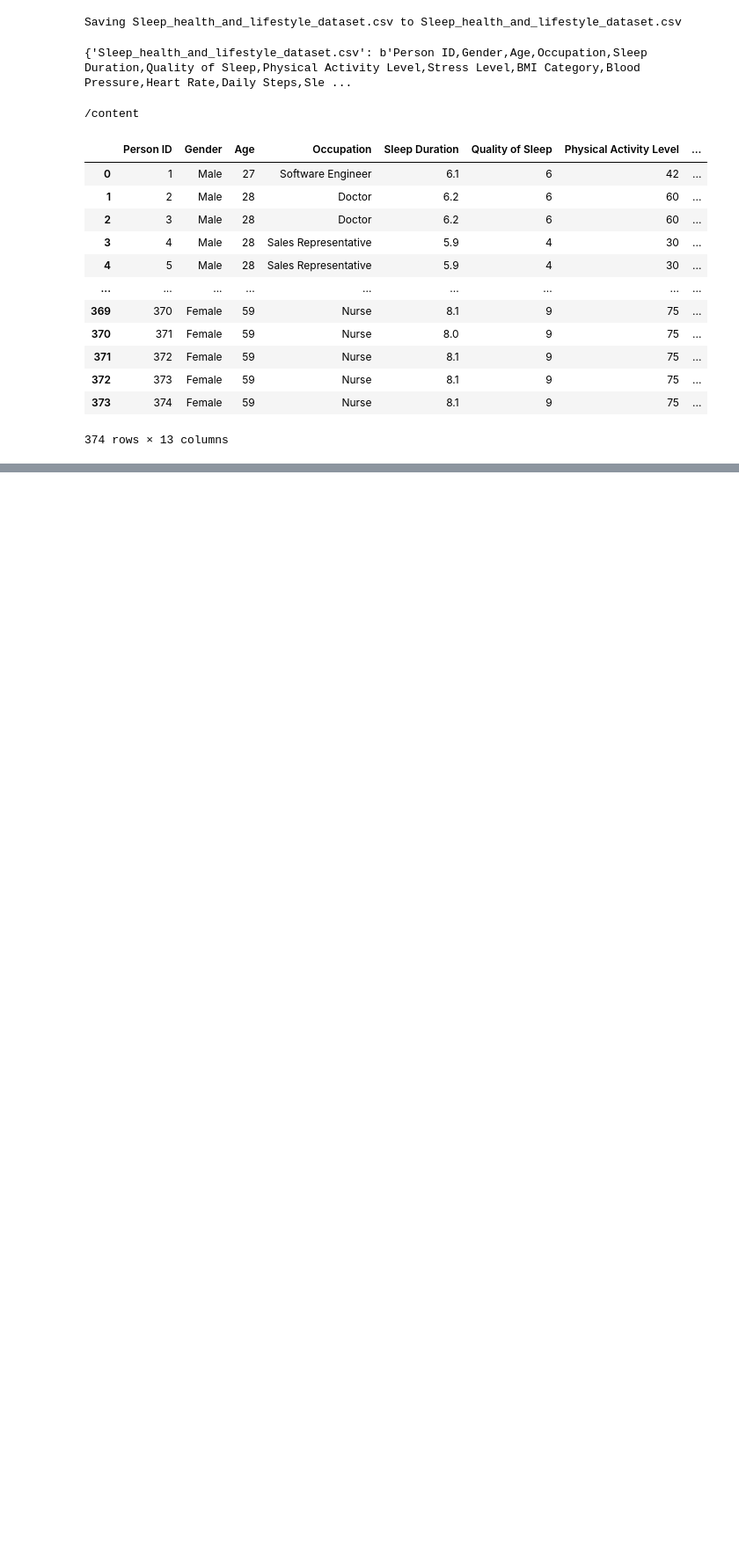
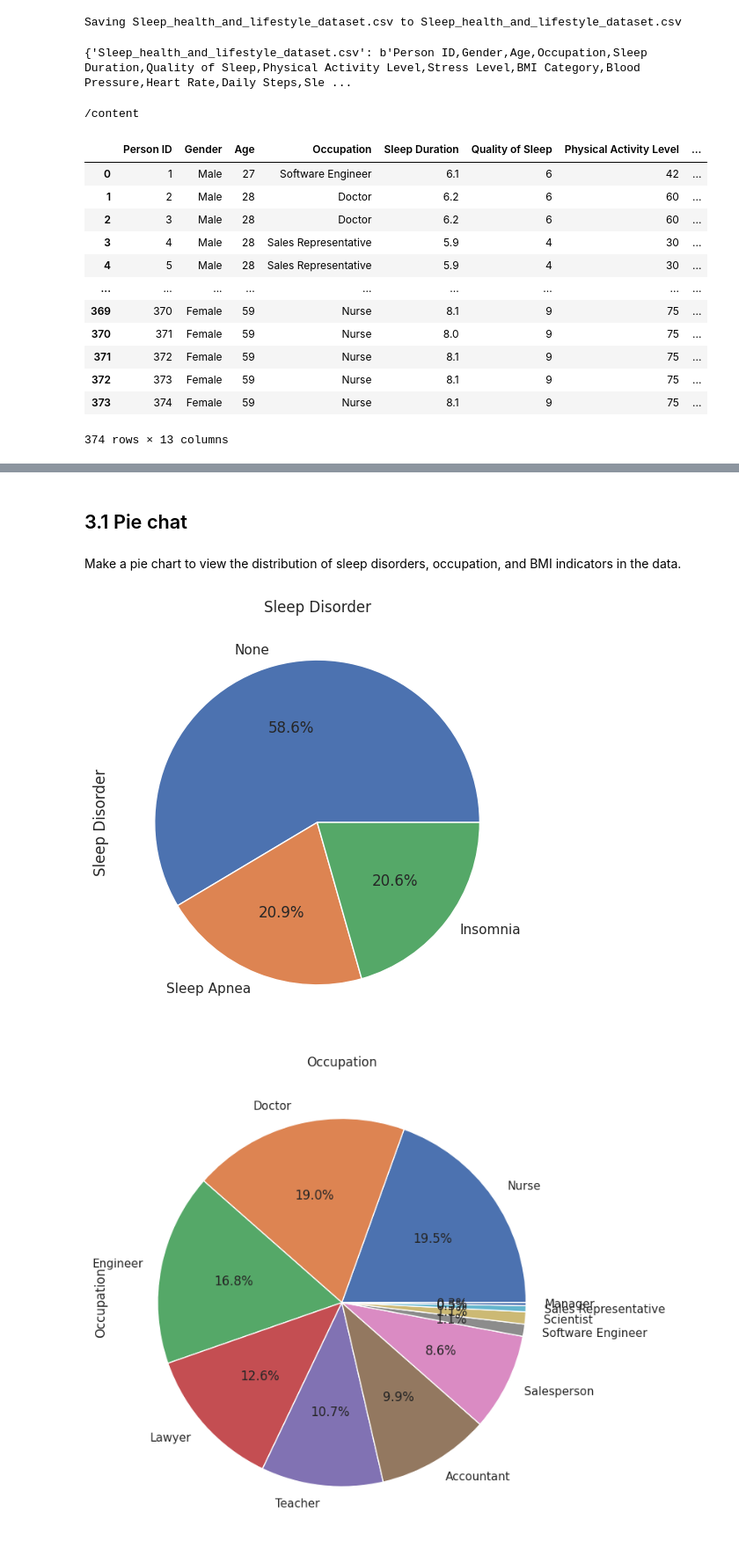
Before and after one commit to AKAEon/STQD6014, a Jupyter notebook: project2.ipynb, the cells around one changed output, grey strips where cells are left out. Shown at 88% size. Cells and saved outputs as stored; diff of their text form; code cells hidden in the pictures; blank space fills up the shorter version.

```diff
--- a/project2.ipynb
+++ b/project2.ipynb
@@ -75,0 +95,24 @@ plt.figure(figsize = (8,8))
+# %% [markdown]
+## 3.1 Pie chat
+# %% [markdown]
+Make a pie chart to view the distribution of sleep disorders, occupation, and BMI indicators in the data.
+# %%
+# pie chart
+# Sleep Disorder
+plt.figure(figsize = (6,6))
+data['Sleep Disorder'].value_counts().plot.pie(autopct='%1.1f%%')
+plt.title('Sleep Disorder')
+plt.show()
+# Occupation
+plt.figure(figsize = (8,8))
+data['Occupation'].value_counts().plot.pie(autopct='%1.1f%%')
+plt.title('Occupation')
+plt.show()
+#BMI Category
+plt.figure(figsize = (6,6))
+data['BMI Category'].value_counts().plot.pie(autopct='%1.1f%%')
+plt.title('BMI Category')
+plt.show()
+# %% [output]
+[figure, added]
+[figure, added]
```
Also changed, not shown: parts of 37 cells of this notebook.
